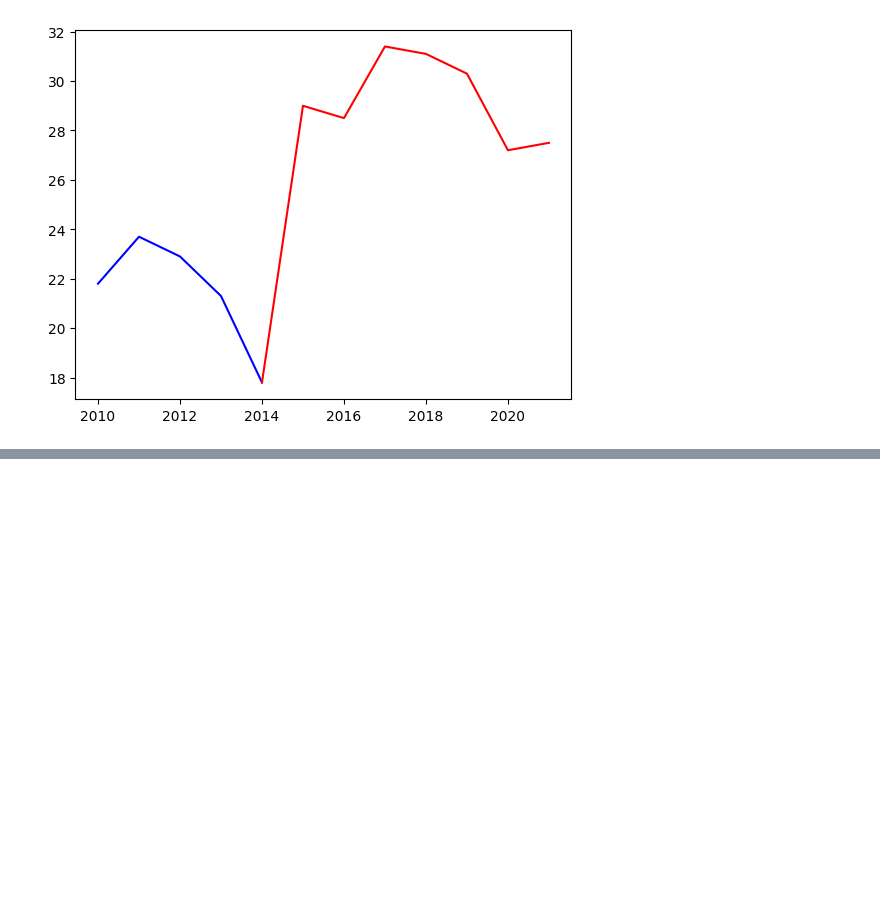
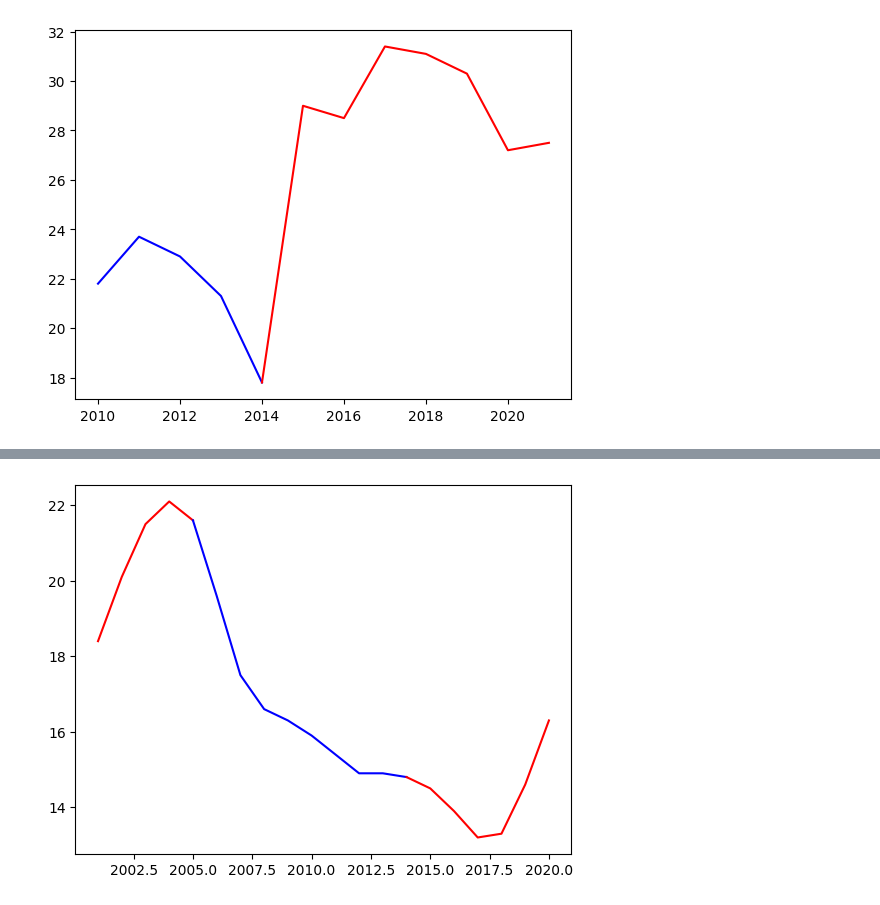
Before and after one commit to dipanshuhappy/probability-hackathon, a Jupyter notebook: food sector/hunger-index/main.ipynb, the cells around one changed output, grey strips where cells are left out. Saved outputs shown, nothing was run; the diff lists cells and outputs as text; code cells hidden in the pictures; blank space fills up the shorter version.

Commit message:
under norish ment done

```diff
--- a/food sector/hunger-index/main.ipynb
+++ b/food sector/hunger-index/main.ipynb
@@ -1,5 +1,6 @@
 # %%
 PARTIES_TENTURE=[(0,5,'C'),(4,12,'B')]
+PARTIES_TENTURE_TWO=[(0,5,'B'),(4,14,'C'),(13,20,'B')]
 # %%
 import pandas as pd
 
@@ -38,0 +41,3 @@ plt.show()
+# %%
+undernorishment_index_df = pd.read_csv("../../UnderNourishMentData.csv")
+undernorishment_index_df["Year"]
@@ -38,0 +62,17 @@ plt.show()
+# %%
+import matplotlib.pyplot as plt
+VALUES=undernorishment_index_df["Population Percentage under norished"]
+YEARS=undernorishment_index_df["Year"]
+for tenure in PARTIES_TENTURE_TWO:
+ if(tenure[2]=='B'):
+   plt.plot(YEARS[tenure[0]:tenure[1]]
+   ,VALUES[tenure[0]:tenure[1]],
+   color='red')
+ elif (tenure[2]=='C'):
+   plt.plot(YEARS[tenure[0]:tenure[1]],
+   VALUES[tenure[0]:tenure[1]],
+   color='blue')
+plt.xlim((2001,2020))
+plt.show()
+# %% [output]
+[figure, added]
```
Also changed, not shown: parts of 3 cells of this notebook, 1 other file.
